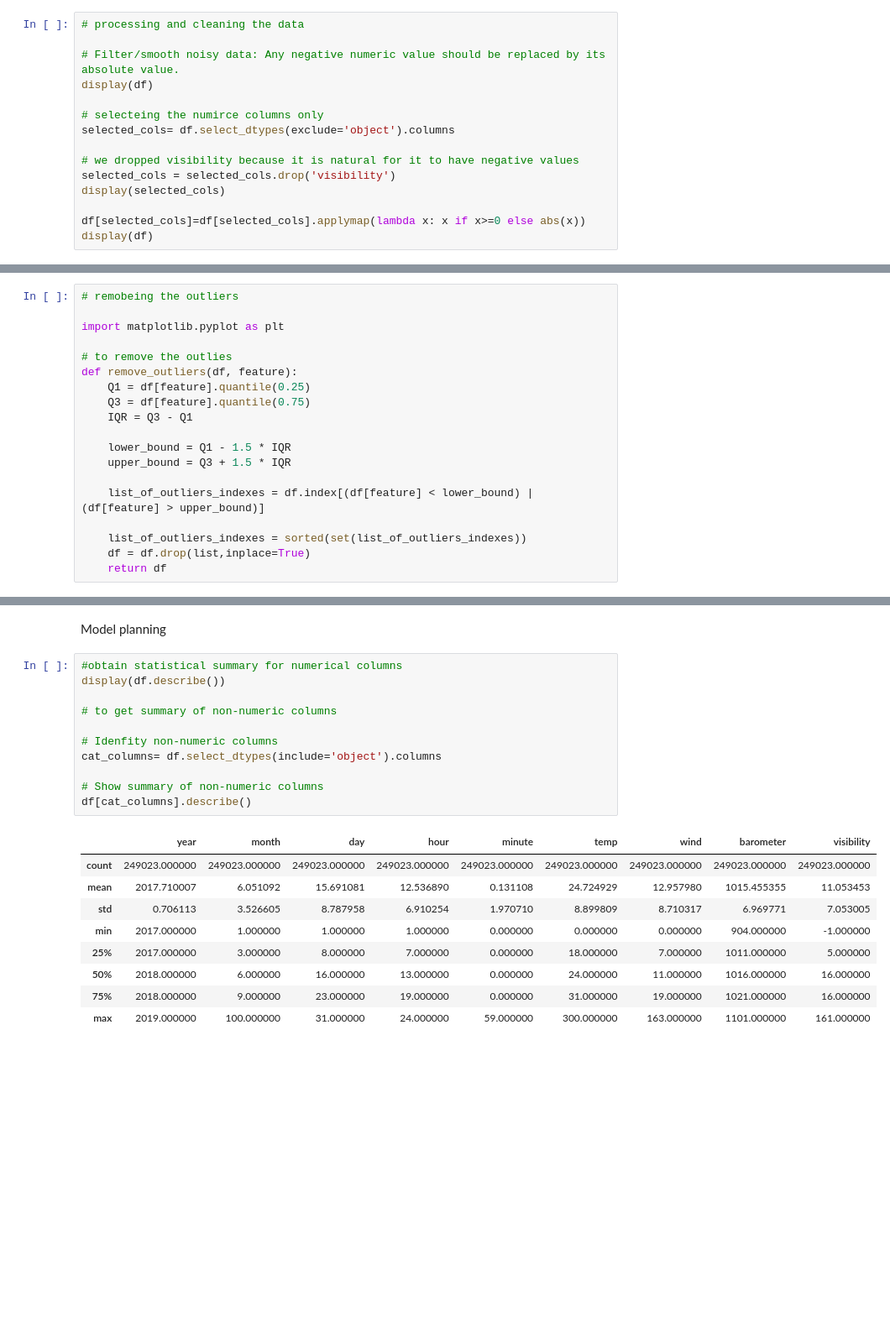
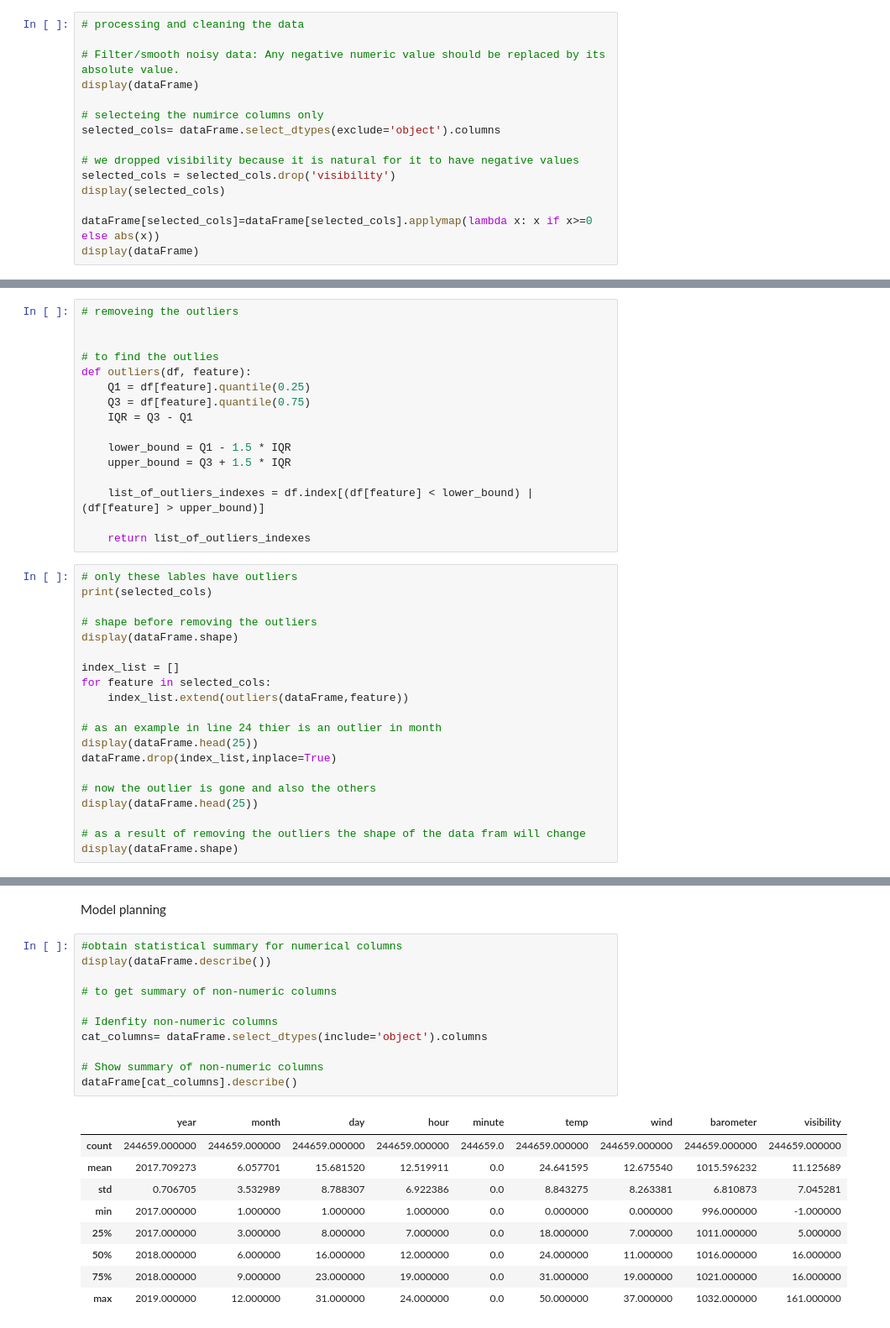
Before and after one commit to hassain-saeed28/ISE-291-Project-term-221, a Jupyter notebook: Project.ipynb, the cells around one changed output, grey strips where cells are left out. Shown: that part at 84% size. Cells and saved outputs as stored; diff of their text form; blank space fills up the shorter version.

```diff
--- a/Project.ipynb
+++ b/Project.ipynb
@@ -57,17 +57,17 @@ None
 # processing and cleaning the data
 
 # Filter/smooth noisy data: Any negative numeric value should be replaced by its absolute value.
-display(df)
+display(dataFrame)
 
 # selecteing the numirce columns only
-selected_cols= df.select_dtypes(exclude='object').columns
+selected_cols= dataFrame.select_dtypes(exclude='object').columns
 
 # we dropped visibility because it is natural for it to have negative values
 selected_cols = selected_cols.drop('visibility')
 display(selected_cols)
 
-df[selected_cols]=df[selected_cols].applymap(lambda x: x if x>=0 else abs(x))
-display(df)
+dataFrame[selected_cols]=dataFrame[selected_cols].applymap(lambda x: x if x>=0 else abs(x))
+display(dataFrame)
 # %% [output]
 |  | city | date | time | year | month | day | hour | minute | weather | temp | wind | ... |
 | 0 | Qassim | 1 January 2017 | 00:00 | 2017 | 1 | 1 | 24 | 0 | NaN | 17 | 11 | ... |
@@ -132,12 +132,11 @@ Columns with NaN values are: Index([], dtype='object')
 | 249022 | Jawf | 30 April 2019 | 23:00 | 2019 | 4 | 30 | 23 | 0 | Clear | 24 | 7 | ... |
 249023 rows × 14 columns
 # %%
-# remobeing the outliers
+# removeing the outliers
 
-import matplotlib.pyplot as plt
 
-# to remove the outlies
-def remove_outliers(df, feature):
+# to find the outlies
+def outliers(df, feature):
     Q1 = df[feature].quantile(0.25)
     Q3 = df[feature].quantile(0.75)
     IQR = Q3 - Q1
@@ -147,6 +146,24 @@ def remove_outliers(df, feature):
 
     list_of_outliers_indexes = df.index[(df[feature] < lower_bound) | (df[feature] > upper_bound)]
 
-    list_of_outliers_indexes = sorted(set(list_of_outliers_indexes))
-    df = df.drop(list,inplace=True)
-    return df
+    return list_of_outliers_indexes
+# %%
+# only these lables have outliers
+print(selected_cols)
+
+# shape before removing the outliers
+display(dataFrame.shape)
+
+index_list = []
+for feature in selected_cols:
+    index_list.extend(outliers(dataFrame,feature))
+
+# as an example in line 24 thier is an outlier in month
+display(dataFrame.head(25))
+dataFrame.drop(index_list,inplace=True)
+
+# now the outlier is gone and also the others
+display(dataFrame.head(25))
+
+# as a result of removing the outliers the shape of the data fram will change
+display(dataFrame.shape)
@@ -154,23 +209,23 @@ def remove_outliers(df, feature):
 Model planning
 # %%
 #obtain statistical summary for numerical columns
-display(df.describe())
+display(dataFrame.describe())
 
 # to get summary of non-numeric columns
 
 # Idenfity non-numeric columns
-cat_columns= df.select_dtypes(include='object').columns
+cat_columns= dataFrame.select_dtypes(include='object').columns
 
 # Show summary of non-numeric columns
-df[cat_columns].describe()
+dataFrame[cat_columns].describe()
 # %% [output]
 |  | year | month | day | hour | minute | temp | wind | barometer | visibility |
-| count | 249023.000000 | 249023.000000 | 249023.000000 | 249023.000000 | 249023.000000 | 249023.000000 | 249023.000000 | 249023.000000 | 249023.000000 |
-| mean | 2017.710007 | 6.051092 | 15.691081 | 12.536890 | 0.131108 | 24.724929 | 12.957980 | 1015.455355 | 11.053453 |
-| std | 0.706113 | 3.526605 | 8.787958 | 6.910254 | 1.970710 | 8.899809 | 8.710317 | 6.969771 | 7.053005 |
-| min | 2017.000000 | 1.000000 | 1.000000 | 1.000000 | 0.000000 | 0.000000 | 0.000000 | 904.000000 | -1.000000 |
-| 25% | 2017.000000 | 3.000000 | 8.000000 | 7.000000 | 0.000000 | 18.000000 | 7.000000 | 1011.000000 | 5.000000 |
-| 50% | 2018.000000 | 6.000000 | 16.000000 | 13.000000 | 0.000000 | 24.000000 | 11.000000 | 1016.000000 | 16.000000 |
-| 75% | 2018.000000 | 9.000000 | 23.000000 | 19.000000 | 0.000000 | 31.000000 | 19.000000 | 1021.000000 | 16.000000 |
-| max | 2019.000000 | 100.000000 | 31.000000 | 24.000000 | 59.000000 | 300.000000 | 163.000000 | 1101.000000 | 161.000000 |
+| count | 244659.000000 | 244659.000000 | 244659.000000 | 244659.000000 | 244659.0 | 244659.000000 | 244659.000000 | 244659.000000 | 244659.000000 |
+| mean | 2017.709273 | 6.057701 | 15.681520 | 12.519911 | 0.0 | 24.641595 | 12.675540 | 1015.596232 | 11.125689 |
+| std | 0.706705 | 3.532989 | 8.788307 | 6.922386 | 0.0 | 8.843275 | 8.263381 | 6.810873 | 7.045281 |
+| min | 2017.000000 | 1.000000 | 1.000000 | 1.000000 | 0.0 | 0.000000 | 0.000000 | 996.000000 | -1.000000 |
+| 25% | 2017.000000 | 3.000000 | 8.000000 | 7.000000 | 0.0 | 18.000000 | 7.000000 | 1011.000000 | 5.000000 |
+| 50% | 2018.000000 | 6.000000 | 16.000000 | 12.000000 | 0.0 | 24.000000 | 11.000000 | 1016.000000 | 16.000000 |
+| 75% | 2018.000000 | 9.000000 | 23.000000 | 19.000000 | 0.0 | 31.000000 | 19.000000 | 1021.000000 | 16.000000 |
+| max | 2019.000000 | 12.000000 | 31.000000 | 24.000000 | 0.0 | 50.000000 | 37.000000 | 1032.000000 | 161.000000 |
 |  | city | date | time | weather | humidity |
```
Also changed, not shown: parts of 7 cells of this notebook.
